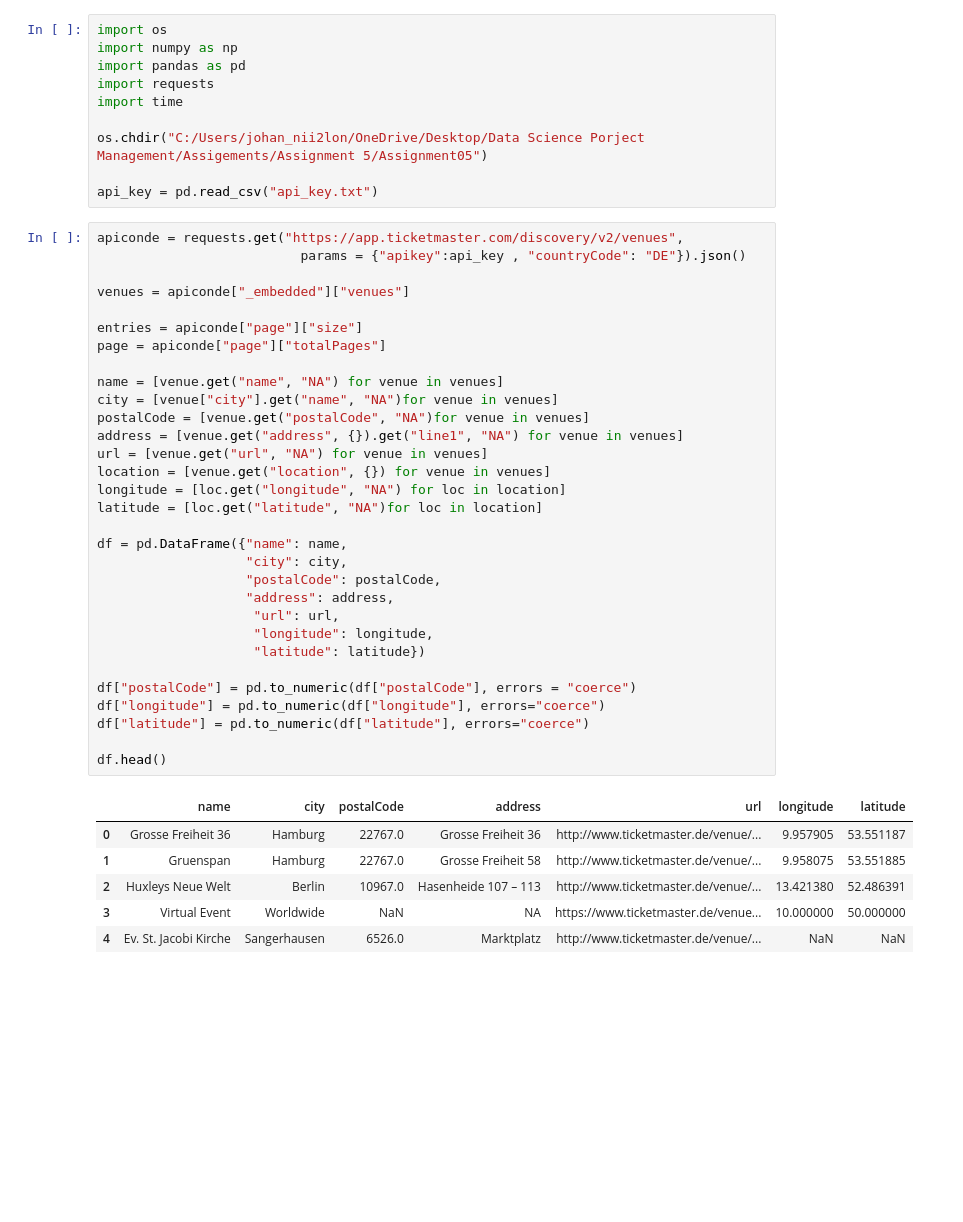
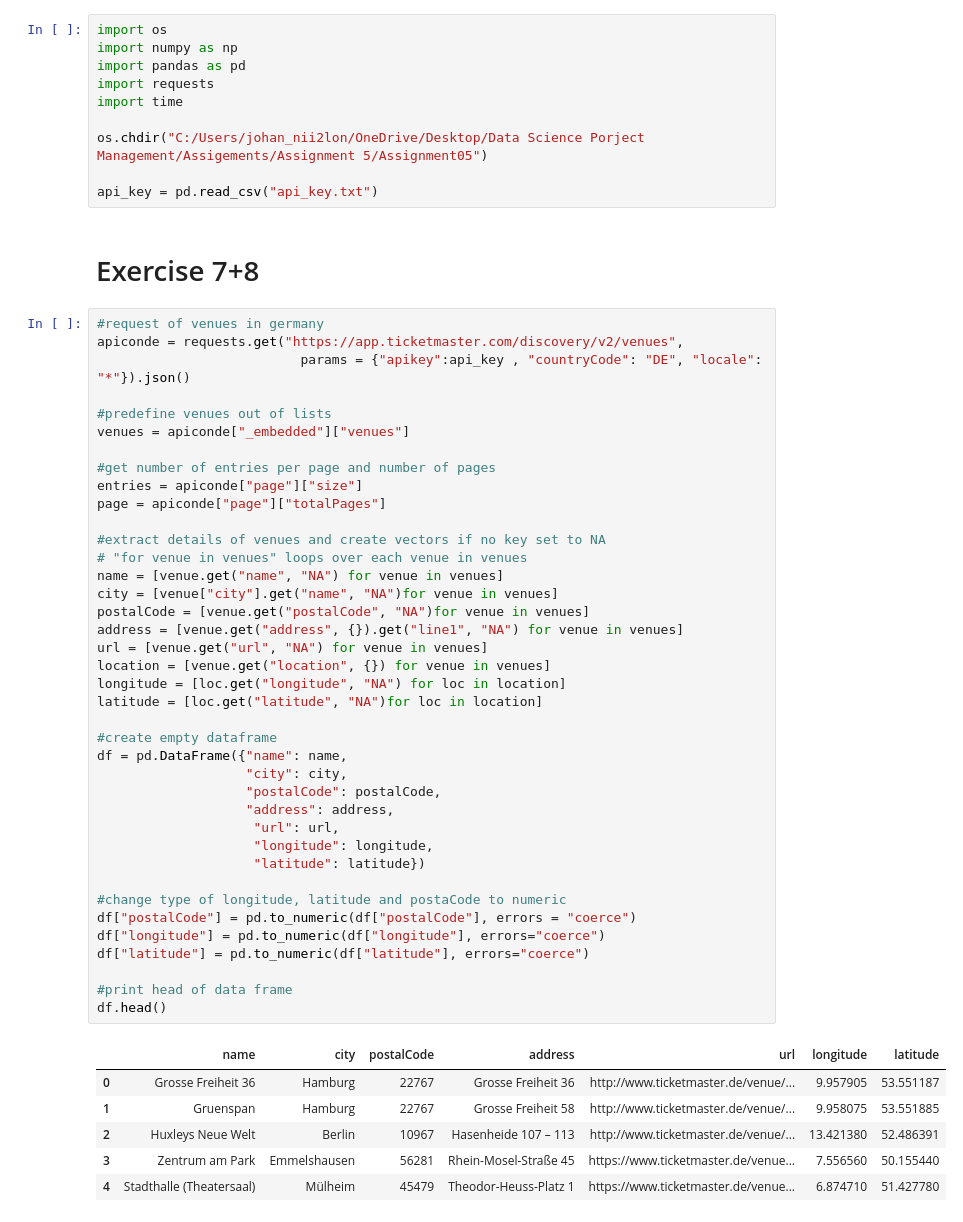
Before and after one commit to jonah-gas/Assignment05, a Jupyter notebook: Gasparro_Jonah_Assignment05_Python.ipynb, the cells around one changed output. Cells and saved outputs as stored; diff of their text form; blank space fills up the shorter version.

```diff
--- a/Gasparro_Jonah_Assignment05_Python.ipynb
+++ b/Gasparro_Jonah_Assignment05_Python.ipynb
@@ -8,41 +10,51 @@ import time
 os.chdir("C:/Users/johan_nii2lon/OneDrive/Desktop/Data Science Porject Management/Assigements/Assignment 5/Assignment05")
 
 api_key = pd.read_csv("api_key.txt")
+# %% [markdown]
+# Exercise 7+8
 # %%
+#request of venues in germany
 apiconde = requests.get("https://app.ticketmaster.com/discovery/v2/venues",
-                          params = {"apikey":api_key , "countryCode": "DE"}).json()
+                          params = {"apikey":api_key , "countryCode": "DE", "locale": "*"}).json()
 
+#predefine venues out of lists
 venues = apiconde["_embedded"]["venues"]
 
+#get number of entries per page and number of pages
 entries = apiconde["page"]["size"]
 page = apiconde["page"]["totalPages"]
 
+#extract details of venues and create vectors if no key set to NA
+# "for venue in venues" loops over each venue in venues
 name = [venue.get("name", "NA") for venue in venues]
 city = [venue["city"].get("name", "NA")for venue in venues]
 postalCode = [venue.get("postalCode", "NA")for venue in venues]
 address = [venue.get("address", {}).get("line1", "NA") for venue in venues]
 url = [venue.get("url", "NA") for venue in venues]
 location = [venue.get("location", {}) for venue in venues]
 longitude = [loc.get("longitude", "NA") for loc in location]
 latitude = [loc.get("latitude", "NA")for loc in location]
 
+#create empty dataframe
 df = pd.DataFrame({"name": name,
                    "city": city,
                    "postalCode": postalCode,
                    "address": address,
                     "url": url,
                     "longitude": longitude,
                     "latitude": latitude})
 
+#change type of longitude, latitude and postaCode to numeric
 df["postalCode"] = pd.to_numeric(df["postalCode"], errors = "coerce")
 df["longitude"] = pd.to_numeric(df["longitude"], errors="coerce")
 df["latitude"] = pd.to_numeric(df["latitude"], errors="coerce")
 
+#print head of data frame
 df.head()
 # %% [output]
 |  | name | city | postalCode | address | url | longitude | latitude |
-| 0 | Grosse Freiheit 36 | Hamburg | 22767.0 | Grosse Freiheit 36 | http://www.ticketmaster.de/venue/... | 9.957905 | 53.551187 |
-| 1 | Gruenspan | Hamburg | 22767.0 | Grosse Freiheit 58 | http://www.ticketmaster.de/venue/... | 9.958075 | 53.551885 |
-| 2 | Huxleys Neue Welt | Berlin | 10967.0 | Hasenheide 107 – 113 | http://www.ticketmaster.de/venue/... | 13.421380 | 52.486391 |
-| 3 | Virtual Event | Worldwide | NaN | NA | https://www.ticketmaster.de/venue... | 10.000000 | 50.000000 |
-| 4 | Ev. St. Jacobi Kirche | Sangerhausen | 6526.0 | Marktplatz | http://www.ticketmaster.de/venue/... | NaN | NaN |
+| 0 | Grosse Freiheit 36 | Hamburg | 22767 | Grosse Freiheit 36 | http://www.ticketmaster.de/venue/... | 9.957905 | 53.551187 |
+| 1 | Gruenspan | Hamburg | 22767 | Grosse Freiheit 58 | http://www.ticketmaster.de/venue/... | 9.958075 | 53.551885 |
+| 2 | Huxleys Neue Welt | Berlin | 10967 | Hasenheide 107 – 113 | http://www.ticketmaster.de/venue/... | 13.421380 | 52.486391 |
+| 3 | Zentrum am Park | Emmelshausen | 56281 | Rhein-Mosel-Straße 45 | https://www.ticketmaster.de/venue... | 7.556560 | 50.155440 |
+| 4 | Stadthalle (Theatersaal) | Mülheim | 45479 | Theodor-Heuss-Platz 1 | https://www.ticketmaster.de/venue... | 6.874710 | 51.427780 |
```
Also changed, not shown: parts of 12 cells of this notebook.
